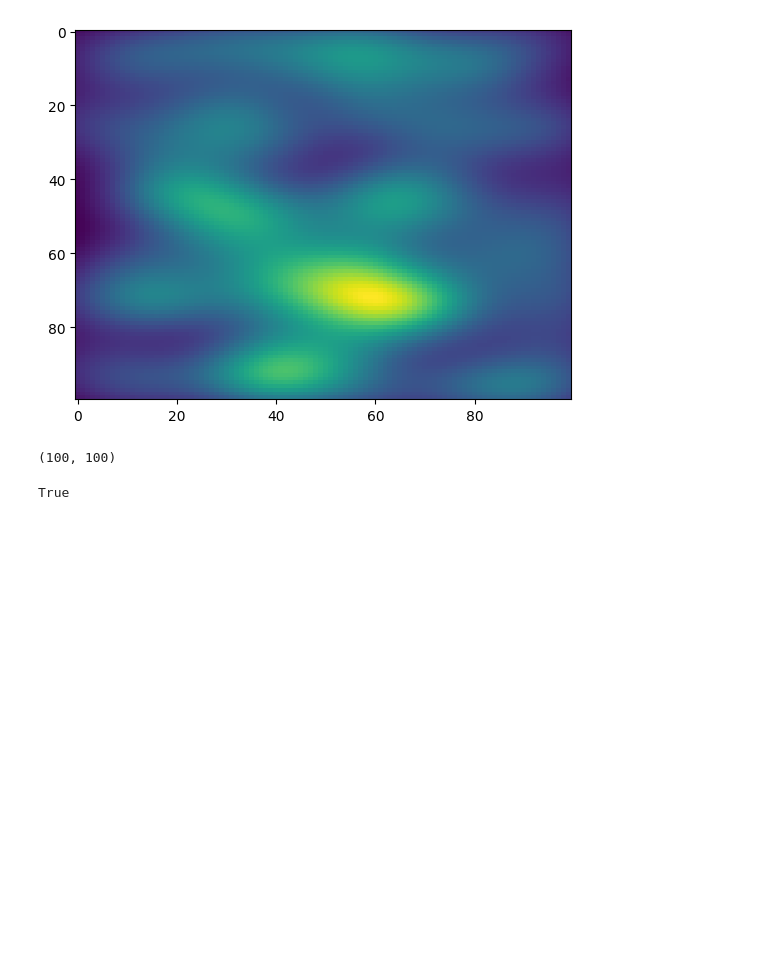
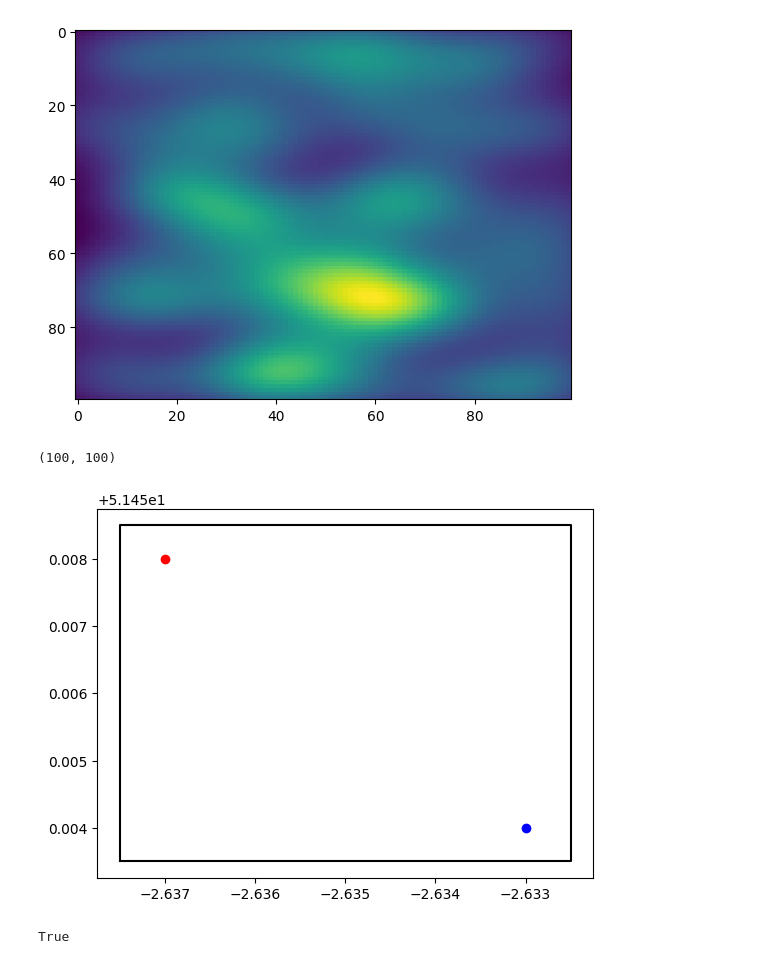
Before and after one commit to pilipb/BioAI, a Jupyter notebook: deepforest_test.ipynb, the cells around one changed output. Drawn from its saved outputs; the diff is of its cells as text; code cells hidden in the pictures; blank space fills up the shorter version.

```diff
--- a/deepforest_test.ipynb
+++ b/deepforest_test.ipynb
@@ -116,4 +116,38 @@ plt.show()
 print(Z.shape)
 # %% [output]
 (100, 100)
+# %%
+import ee
+ee.Authenticate()
+
+ee.Initialize()
+# get the bounding box of the image
+coord_A = ee.Geometry.Point( -2.637, 51.458)
+coord_B = ee.Geometry.Point( -2.6330, 51.454)
+# create a bounding box that has a and b as two opposite corners of the rectangle
+# the max and min of the coordinates are used to create the rectangle
+# coord_A.getInfo().get("coordinates")[0]
+lat_min = min(coord_A.getInfo().get("coordinates")[1], coord_B.getInfo().get("coordinates")[1])
+lat_max = max(coord_A.getInfo().get("coordinates")[1], coord_B.getInfo().get("coordinates")[1])
+lon_min = min(coord_A.getInfo().get("coordinates")[0], coord_B.getInfo().get("coordinates")[0])
+lon_max = max(coord_A.getInfo().get("coordinates")[0], coord_B.getInfo().get("coordinates")[0])
+
+# add a buffer to the bounding box
+buffer = 0.0005
+lat_min -= buffer
+lat_max += buffer
+lon_min -= buffer
+lon_max += buffer
+
+# plot a, b and the bounding box
+fig, ax = plt.subplots()
+ax.scatter(coord_A.getInfo().get("coordinates")[0], coord_A.getInfo().get("coordinates")[1], color="red")
+ax.scatter(coord_B.getInfo().get("coordinates")[0], coord_B.getInfo().get("coordinates")[1], color="blue")
+ax.plot([lon_min, lon_max, lon_max, lon_min, lon_min], [lat_min, lat_min, lat_max, lat_max, lat_min], color="black")
+plt.show()
+
+# make the bounding box a geometry object
+bounding_box = ee.Geometry.Rectangle([lon_min, lat_min, lon_max, lat_max])
+# %% [output]
+[figure, added]
 # %%
```
Also changed, not shown: parts of 1 cell of this notebook.
